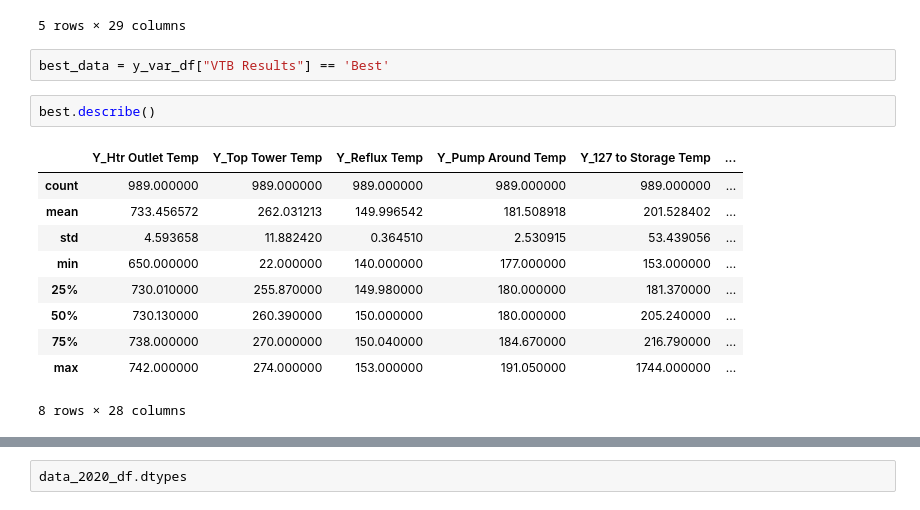
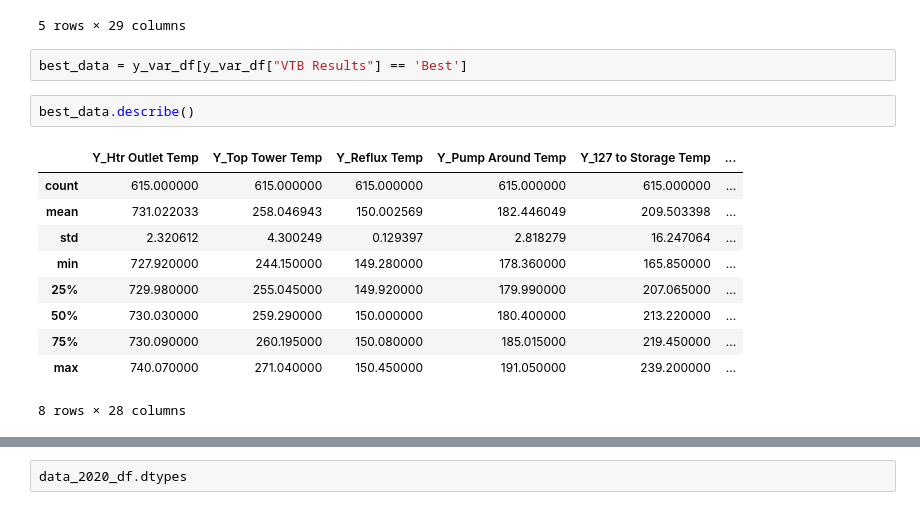
Before and after one commit to JPHebert32/MPO, a Jupyter notebook: data.ipynb, the cells around one changed output, grey strips where cells are left out. Drawn from its saved outputs; the diff is of its cells as text.

Commit message:
Simulated Data

```diff
--- a/data.ipynb
+++ b/data.ipynb
@@ -167,19 +167,19 @@ See the caveats in the documentation: https://pandas.pydata.org/pandas-docs/stab
 | 49470 | 739.99 | 270.02 | 150.08 | 190.25 | 223.52 | ... |
 5 rows × 29 columns
 # %%
-best_data = y_var_df["VTB Results"] == 'Best'
+best_data = y_var_df[y_var_df["VTB Results"] == 'Best']
 # %%
-best.describe()
+best_data.describe()
 # %% [output]
 |  | Y_Htr Outlet Temp | Y_Top Tower Temp | Y_Reflux Temp | Y_Pump Around Temp | Y_127 to Storage Temp | ... |
-| count | 989.000000 | 989.000000 | 989.000000 | 989.000000 | 989.000000 | ... |
-| mean | 733.456572 | 262.031213 | 149.996542 | 181.508918 | 201.528402 | ... |
-| std | 4.593658 | 11.882420 | 0.364510 | 2.530915 | 53.439056 | ... |
-| min | 650.000000 | 22.000000 | 140.000000 | 177.000000 | 153.000000 | ... |
-| 25% | 730.010000 | 255.870000 | 149.980000 | 180.000000 | 181.370000 | ... |
-| 50% | 730.130000 | 260.390000 | 150.000000 | 180.000000 | 205.240000 | ... |
-| 75% | 738.000000 | 270.000000 | 150.040000 | 184.670000 | 216.790000 | ... |
-| max | 742.000000 | 274.000000 | 153.000000 | 191.050000 | 1744.000000 | ... |
+| count | 615.000000 | 615.000000 | 615.000000 | 615.000000 | 615.000000 | ... |
+| mean | 731.022033 | 258.046943 | 150.002569 | 182.446049 | 209.503398 | ... |
+| std | 2.320612 | 4.300249 | 0.129397 | 2.818279 | 16.247064 | ... |
+| min | 727.920000 | 244.150000 | 149.280000 | 178.360000 | 165.850000 | ... |
+| 25% | 729.980000 | 255.045000 | 149.920000 | 179.990000 | 207.065000 | ... |
+| 50% | 730.030000 | 259.290000 | 150.000000 | 180.400000 | 213.220000 | ... |
+| 75% | 730.090000 | 260.195000 | 150.080000 | 185.015000 | 219.450000 | ... |
+| max | 740.070000 | 271.040000 | 150.450000 | 191.050000 | 239.200000 | ... |
 8 rows × 28 columns
 # %%
 fig, ax = plt.subplots(figsize=(15,15))
```
Also changed, not shown: parts of 6 cells of this notebook, 1 other file.
